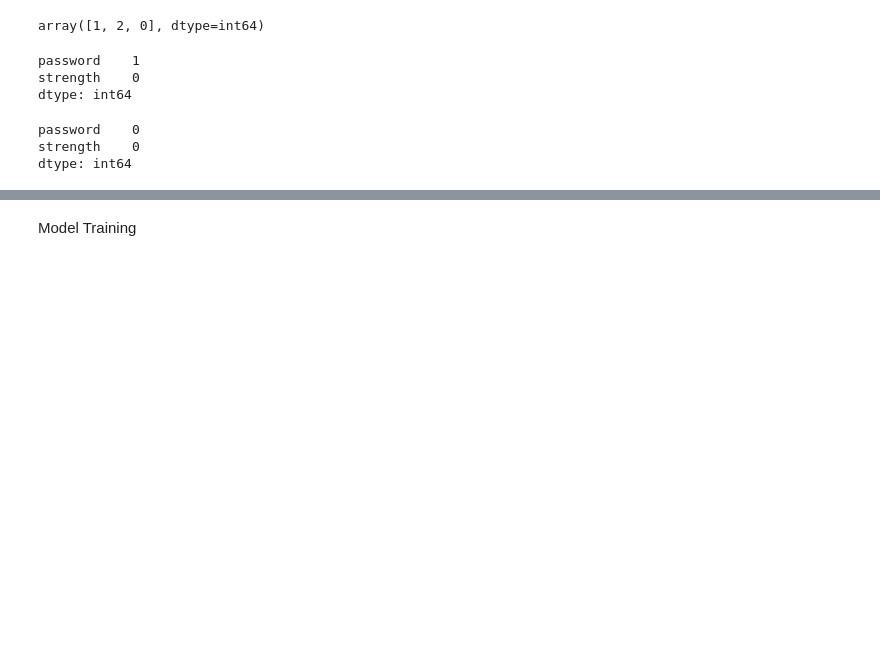
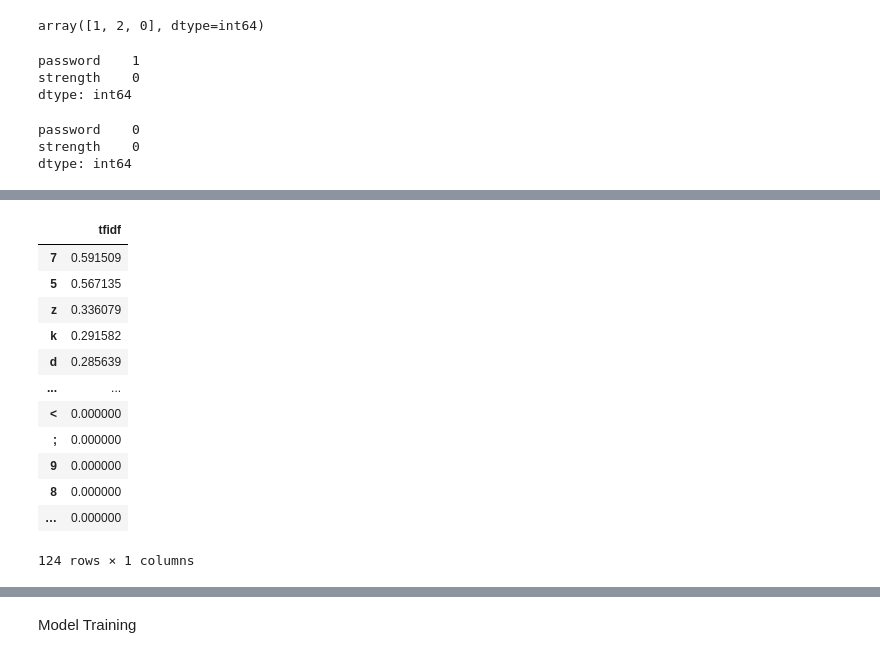
Before and after one commit to manan152003/info-sec_model, a Jupyter notebook: info-sec_model.ipynb, the cells around one changed output, grey strips where cells are left out. Drawn from its saved outputs; the diff is of its cells as text; code cells hidden in the pictures; blank space fills up the shorter version.

```diff
--- a/info-sec_model.ipynb
+++ b/info-sec_model.ipynb
@@ -165 +249,17 @@ vec = pd.DataFrame(first_,index=vectorizer.get_feature_names()
+# %%
+vec.sort_values(by=['tfidf'],ascending=False)
+# %% [output]
+|  | tfidf |
+| 7 | 0.591509 |
+| 5 | 0.567135 |
+| z | 0.336079 |
+| k | 0.291582 |
+| d | 0.285639 |
+| ... | ... |
+| < | 0.000000 |
+| ; | 0.000000 |
+| 9 | 0.000000 |
+| 8 | 0.000000 |
+| … | 0.000000 |
+124 rows × 1 columns
 # %%
```
Also changed, not shown: parts of 19 cells of this notebook, 3 other files.
